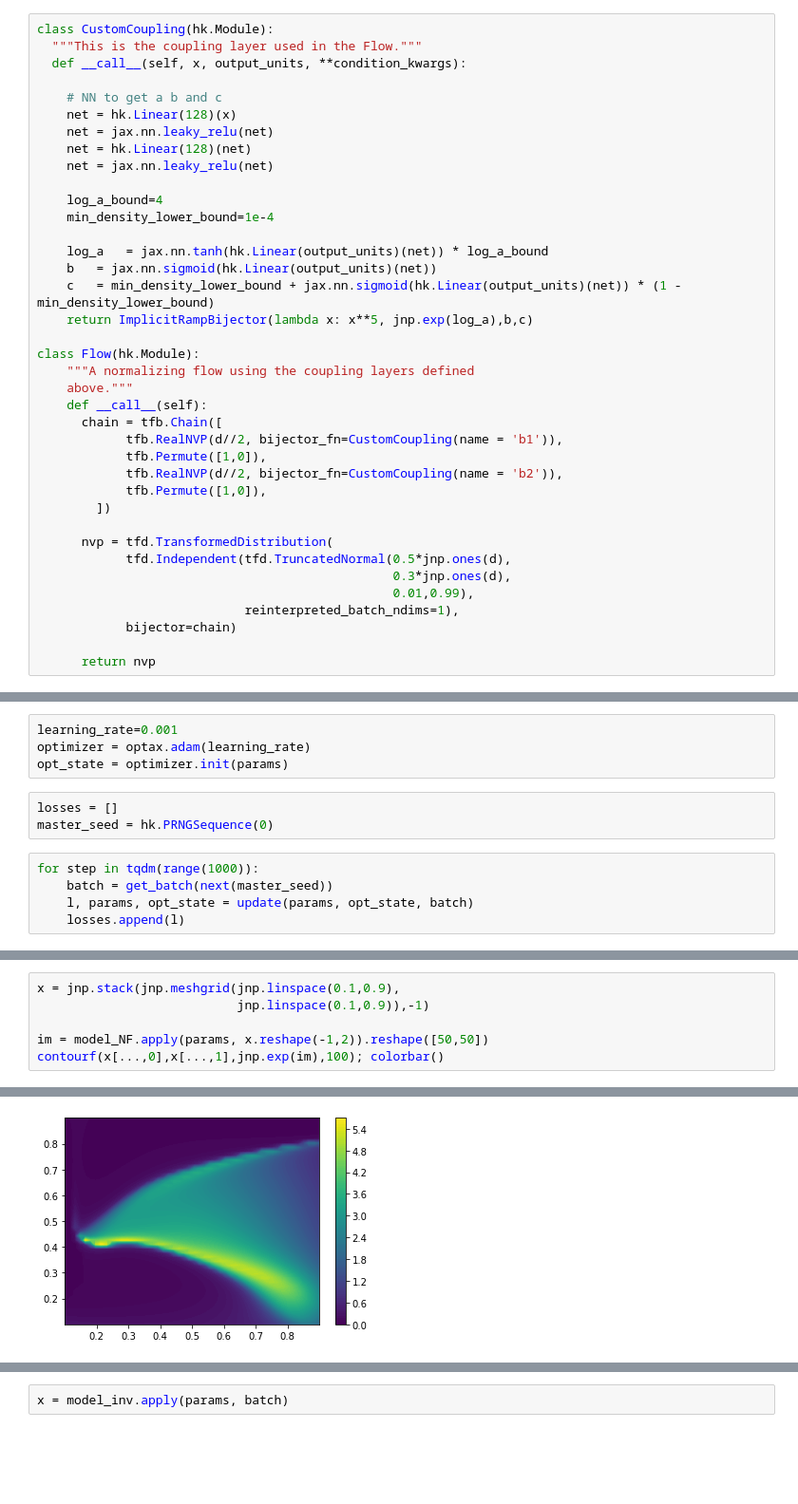
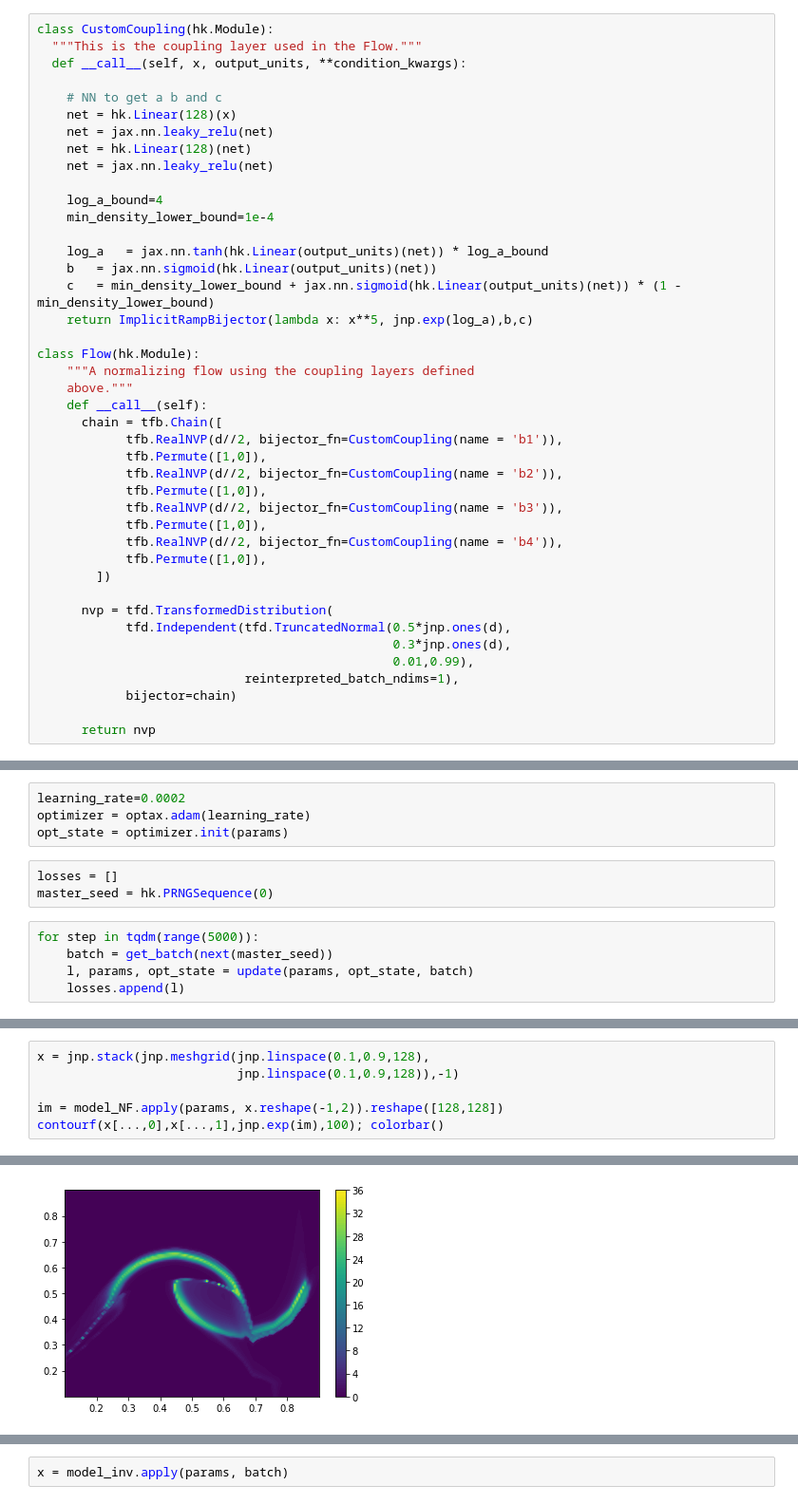
Before and after one commit to astrodeepnet/sbi_experiments, a Jupyter notebook: notebooks/score_matching/NF_implicit.ipynb, the cells around one changed output, grey strips where cells are left out. Shown at 95% size. Drawn from its saved outputs; the diff is of its cells as text; blank space fills up the shorter version.

```diff
--- a/notebooks/score_matching/NF_implicit.ipynb
+++ b/notebooks/score_matching/NF_implicit.ipynb
@@ -71,6 +69,10 @@ class Flow(hk.Module):
             tfb.Permute([1,0]),
             tfb.RealNVP(d//2, bijector_fn=CustomCoupling(name = 'b2')),
             tfb.Permute([1,0]),
+            tfb.RealNVP(d//2, bijector_fn=CustomCoupling(name = 'b3')),
+            tfb.Permute([1,0]),
+            tfb.RealNVP(d//2, bijector_fn=CustomCoupling(name = 'b4')),
+            tfb.Permute([1,0]),
         ])
 
       nvp = tfd.TransformedDistribution(
@@ -104,14 +106,14 @@ def update(params, opt_state, batch):
 
     return loss, new_params, new_opt_state
 # %%
-learning_rate=0.001
+learning_rate=0.0002
 optimizer = optax.adam(learning_rate)
 opt_state = optimizer.init(params)
 # %%
 losses = []
 master_seed = hk.PRNGSequence(0)
 # %%
-for step in tqdm(range(1000)):
+for step in tqdm(range(5000)):
     batch = get_batch(next(master_seed))
     l, params, opt_state = update(params, opt_state, batch)
     losses.append(l)
@@ -125,12 +125,12 @@ plot(losses[25:])
 # %%
-x = jnp.stack(jnp.meshgrid(jnp.linspace(0.1,0.9),
-                           jnp.linspace(0.1,0.9)),-1)
+x = jnp.stack(jnp.meshgrid(jnp.linspace(0.1,0.9,128),
+                           jnp.linspace(0.1,0.9,128)),-1)
 
-im = model_NF.apply(params, x.reshape(-1,2)).reshape([50,50])
+im = model_NF.apply(params, x.reshape(-1,2)).reshape([128,128])
 contourf(x[...,0],x[...,1],jnp.exp(im),100); colorbar()
 # %% [output]
 <matplotlib.colorbar.Colorbar at 0x...>
-[figure, old version]
+[figure, new version]
 # %%
 hist2d(batch[:,0], batch[:,1],100, range=[[0,1],[0,1]]);gca().set_aspect('equal');
 # %% [output]
```
Also changed, not shown: parts of 9 cells of this notebook.
